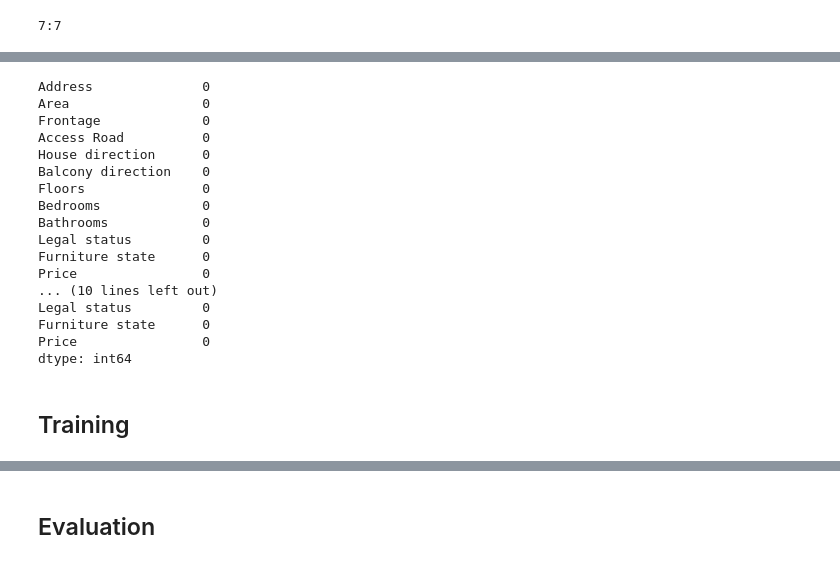
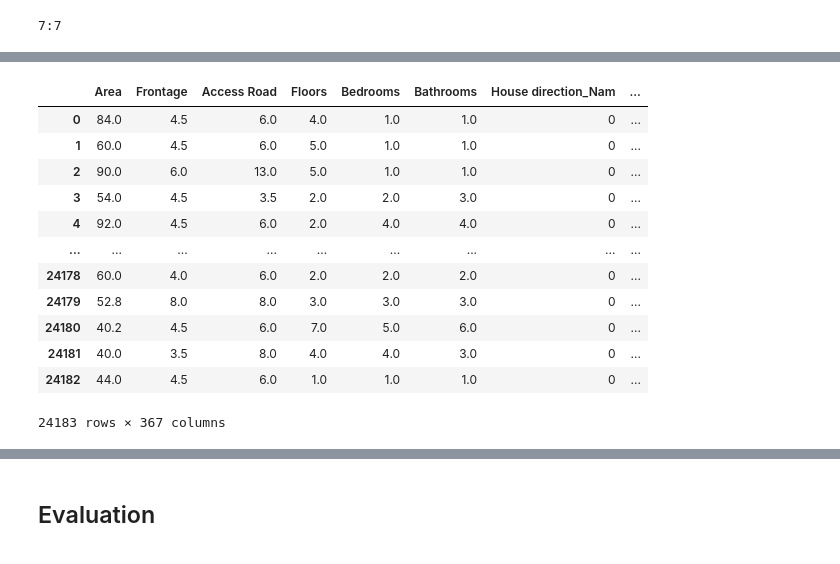
Before and after one commit to NappoLeeShi/Linear_Regresstion, a Jupyter notebook: OLS.ipynb, the cells around one changed output, grey strips where cells are left out. Saved outputs shown, nothing was run; the diff lists cells and outputs as text; code cells hidden in the pictures.

```diff
--- a/OLS.ipynb
+++ b/OLS.ipynb
@@ -211,24 +215,20 @@ display(X_train)
-# %%
-print(train.isna().sum())
-print(train.isnull().sum())
-# %% [output]
-Address              0
-Area                 0
-Frontage             0
-Access Road          0
-House direction      0
-Balcony direction    0
-Floors               0
-Bedrooms             0
-Bathrooms            0
-Legal status         0
-Furniture state      0
-Price                0
-... (10 lines left out)
-Legal status         0
-Furniture state      0
-Price                0
-dtype: int64
-# %% [markdown]
-## Training
+# %%
+X_train = train
+X_test = test
+
+display(X_train)
+# %% [output]
+|  | Area | Frontage | Access Road | Floors | Bedrooms | Bathrooms | House direction_Nam | ... |
+| 0 | 84.0 | 4.5 | 6.0 | 4.0 | 1.0 | 1.0 | 0 | ... |
+| 1 | 60.0 | 4.5 | 6.0 | 5.0 | 1.0 | 1.0 | 0 | ... |
+| 2 | 90.0 | 6.0 | 13.0 | 5.0 | 1.0 | 1.0 | 0 | ... |
+| 3 | 54.0 | 4.5 | 3.5 | 2.0 | 2.0 | 3.0 | 0 | ... |
+| 4 | 92.0 | 4.5 | 6.0 | 2.0 | 4.0 | 4.0 | 0 | ... |
+| ... | ... | ... | ... | ... | ... | ... | ... | ... |
+| 24178 | 60.0 | 4.0 | 6.0 | 2.0 | 2.0 | 2.0 | 0 | ... |
+| 24179 | 52.8 | 8.0 | 8.0 | 3.0 | 3.0 | 3.0 | 0 | ... |
+| 24180 | 40.2 | 4.5 | 6.0 | 7.0 | 5.0 | 6.0 | 0 | ... |
+| 24181 | 40.0 | 3.5 | 8.0 | 4.0 | 4.0 | 3.0 | 0 | ... |
+| 24182 | 44.0 | 4.5 | 6.0 | 1.0 | 1.0 | 1.0 | 0 | ... |
+24183 rows × 367 columns
 # %%
```
Also changed, not shown: parts of 27 cells of this notebook, 3 other files.
